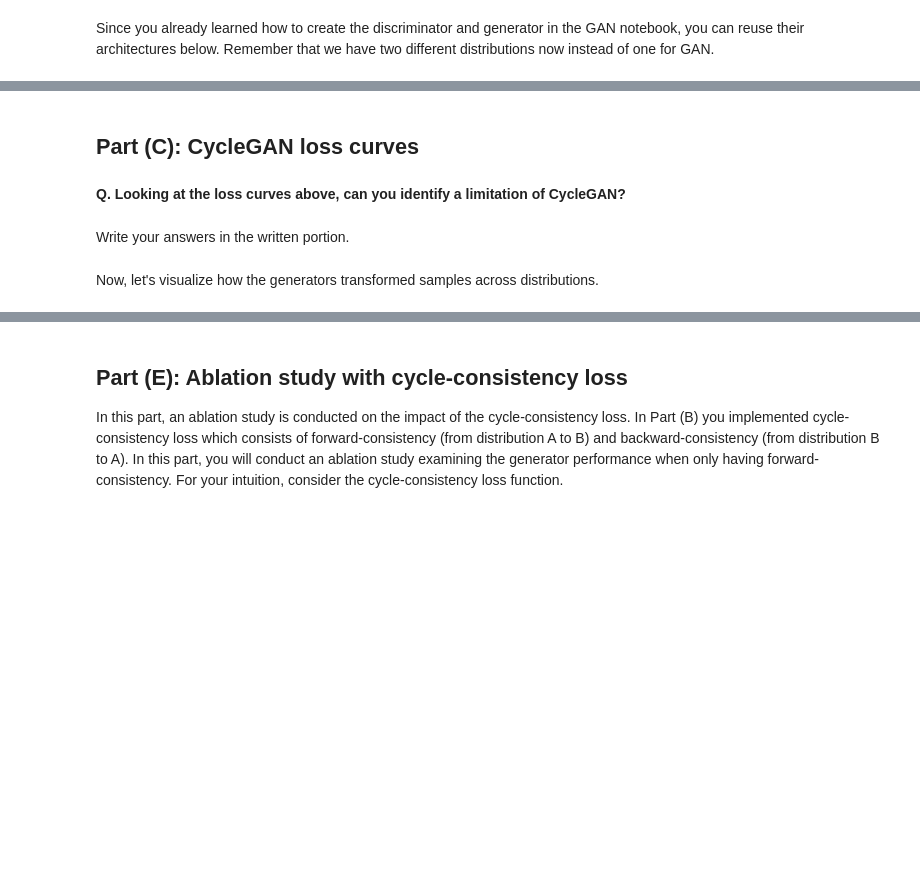
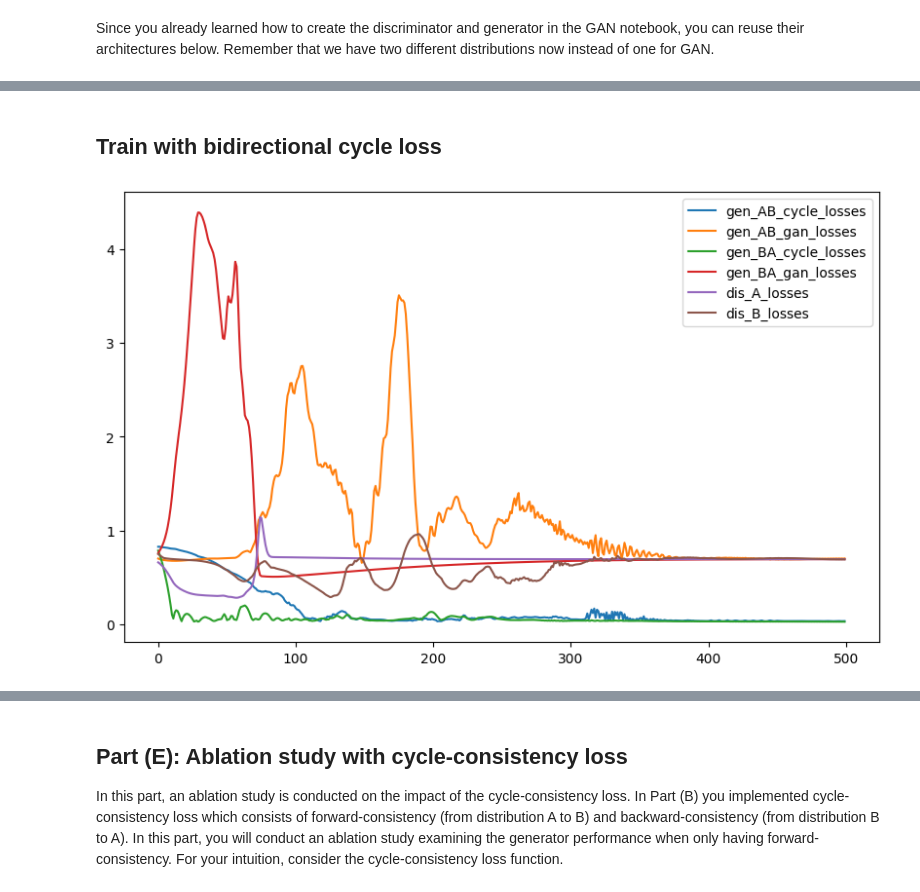
Before and after one commit to Trent-Fellbootman/CS182-282A-Final-Project, a Jupyter notebook: homework_CycleGAN_Solution_Ablation.ipynb, the cells around one changed output, grey strips where cells are left out. Saved outputs shown, nothing was run; the diff lists cells and outputs as text; code cells hidden in the pictures; blank space fills up the shorter version.

```diff
--- a/homework_CycleGAN_Solution_Ablation.ipynb
+++ b/homework_CycleGAN_Solution_Ablation.ipynb
@@ -27,7 +28,7 @@ key_A, key_B = random.split(key)
 
 # Create dataset
 A = datasets.utils.make_blobs(n_samples=1000, min_sigma=0, max_sigma=0.1, key=key_A)
-B = datasets.utils.make_blobs(n_samples=1000, min_sigma=0, max_sigma=0.1, key=key_B)
+B = datasets.utils.make_blobs(n_samples=1000, min_sigma=0, max_sigma=0.1, key=key_B, n_clusters=1)
 
 real_A = A.get_tensors()
 real_B = B.get_tensors()
@@ -147,0 +124,2 @@ In this part, you should implement the GAN and cycle consistency loss functions
+# %% [markdown]
+## Train with bidirectional cycle loss
@@ -148,31 +129,16 @@ In this part, you should implement the GAN and cycle consistency loss functions
 # %%
-# Train CycleGAN
 lambda_ = 5
-history = model.train(A, B, optax.adam(learning_rate=5e-3), print_every=5, batch_size=1000, num_epochs=1000, cycle_loss_weight=lambda_)
+history = model.train(A, B, optax.adam(learning_rate=5e-3), print_every=5, batch_size=1000, num_epochs=500, cycle_loss_weight=lambda_, cycle_loss_mask = 'None')
-# %%
-## Implementation check
-expected_history = NumericalCheckingRecord.load('library/checks/cyclegan_history_check')
-for key, values in history.items():
-    values = jnp.array(values)
-    expected = jnp.array(expected_history.data[key])
-    assert jnp.equal(values, expected).all().item(), f"Losses are not equal for {key}"
-# %% [markdown]
-## Part (C): CycleGAN loss curves
 # %%
 fig = plt.figure(figsize=(10, 6))
+
 for key, value in history.items():
     plt.plot(range(len(value)), value, label=key)
+
 plt.legend()
-plt.title("Loss curves of generators and discriminators")
-plt.xlabel("Epochs")
-plt.ylabel("Loss")
 plt.show()
+# %% [output]
+[figure, added]
-# %% [markdown]
-**Q. Looking at the loss curves above, can you identify a limitation of CycleGAN?**
-# %% [markdown]
-Write your answers in the written portion.
-# %% [markdown]
-Now, let's visualize how the generators transformed samples across distributions.
 # %%
 gan_AB, gan_BA = model.create_distribution()
 fake_A = gan_BA.generator(real_B)
```
Also changed, not shown: parts of 46 cells of this notebook, 1 other file.
